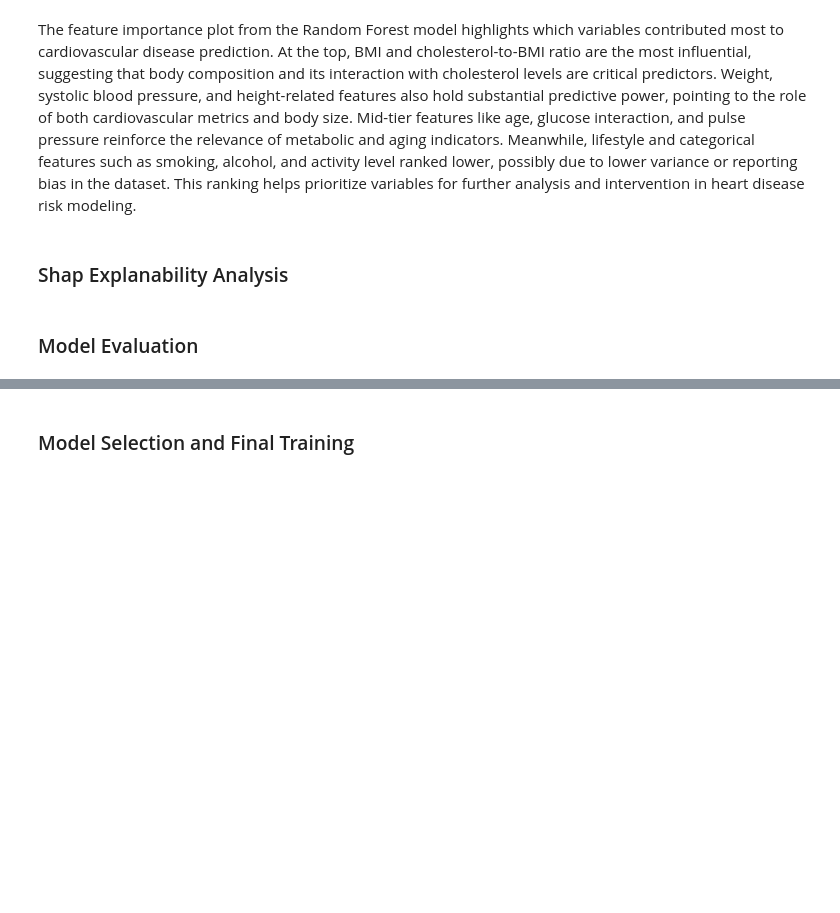
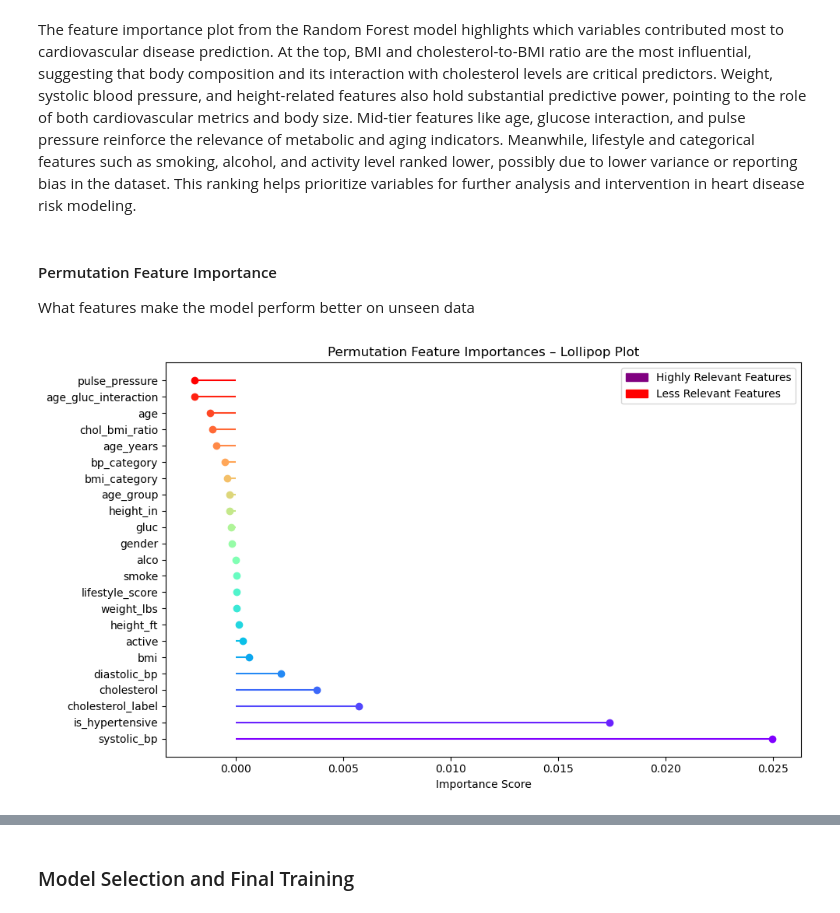
Before and after one commit to oxayavongsa/aai-540-mlops-final-group-4, a Jupyter notebook: notebooks_pipeline/cardio_random_forest_complete.ipynb, the cells around one changed output, grey strips where cells are left out. Cells and saved outputs as stored; diff of their text form; code cells hidden in the pictures; blank space fills up the shorter version.

Commit message:
Random Forest Model

```diff
--- a/notebooks_pipeline/cardio_random_forest_complete.ipynb
+++ b/notebooks_pipeline/cardio_random_forest_complete.ipynb
@@ -961,6 +883,10 @@ X_val = df_val.drop(columns=["cardio"])
 y_val = df_val["cardio"]
 
 # Train Random Forest model
-rf_model = RandomForestClassifier(n_estimators=100, random_state=42)
+rf_model = RandomForestClassifier(
+    n_estimators=100,
+    max_depth=5,
+    random_state=42
+)
 rf_model.fit(X_train, y_train)
 # %% [output]
@@ -1048,4 +918,2 @@ plt.show()
 # %% [markdown]
 The feature importance plot from the Random Forest model highlights which variables contributed most to cardiovascular disease prediction. At the top, BMI and cholesterol-to-BMI ratio are the most influential, suggesting that body composition and its interaction with cholesterol levels are critical predictors. Weight, systolic blood pressure, and height-related features also hold substantial predictive power, pointing to the role of both cardiovascular metrics and body size. Mid-tier features like age, glucose interaction, and pulse pressure reinforce the relevance of metabolic and aging indicators. Meanwhile, lifestyle and categorical features such as smoking, alcohol, and activity level ranked lower, possibly due to lower variance or reporting bias in the dataset. This ranking helps prioritize variables for further analysis and intervention in heart disease risk modeling.
-# %% [markdown]
-### Shap Explanability Analysis
@@ -1061,2 +920,25 @@ shap_values = explainer.shap_values(X_val, check_additivity=False)
-# %% [markdown]
-### Model Evaluation
+# %% [markdown]
+#### Permutation Feature Importance
+What features make the model perform better on unseen data
+# %%
+# Generate permutation importances
+result = permutation_importance(rf_model, X_val, y_val, n_repeats=10, random_state=42, n_jobs=-1)
+perm_importances = pd.Series(result.importances_mean, index=X_val.columns).sort_values(ascending=False)
+
+# Define legend patches
+red_patch = mpatches.Patch(color='purple', label='Highly Relevant Features')
+green_patch = mpatches.Patch(color='red', label='Less Relevant Features')
+
+# Plot
+plt.figure(figsize=(10, 6))
+for i, (feature, importance) in enumerate(perm_importances.items()):
+    plt.hlines(y=feature, xmin=0, xmax=importance, color=colors[i])
+    plt.plot(importance, feature, "o", color=colors[i])
+
+plt.xlabel("Importance Score")
+plt.title("Permutation Feature Importances – Lollipop Plot")
+plt.legend(handles=[red_patch, green_patch], loc='upper right', frameon=True)
+plt.tight_layout()
+plt.show()
+# %% [output]
+[figure, added]
```
Also changed, not shown: parts of 23 cells of this notebook.
